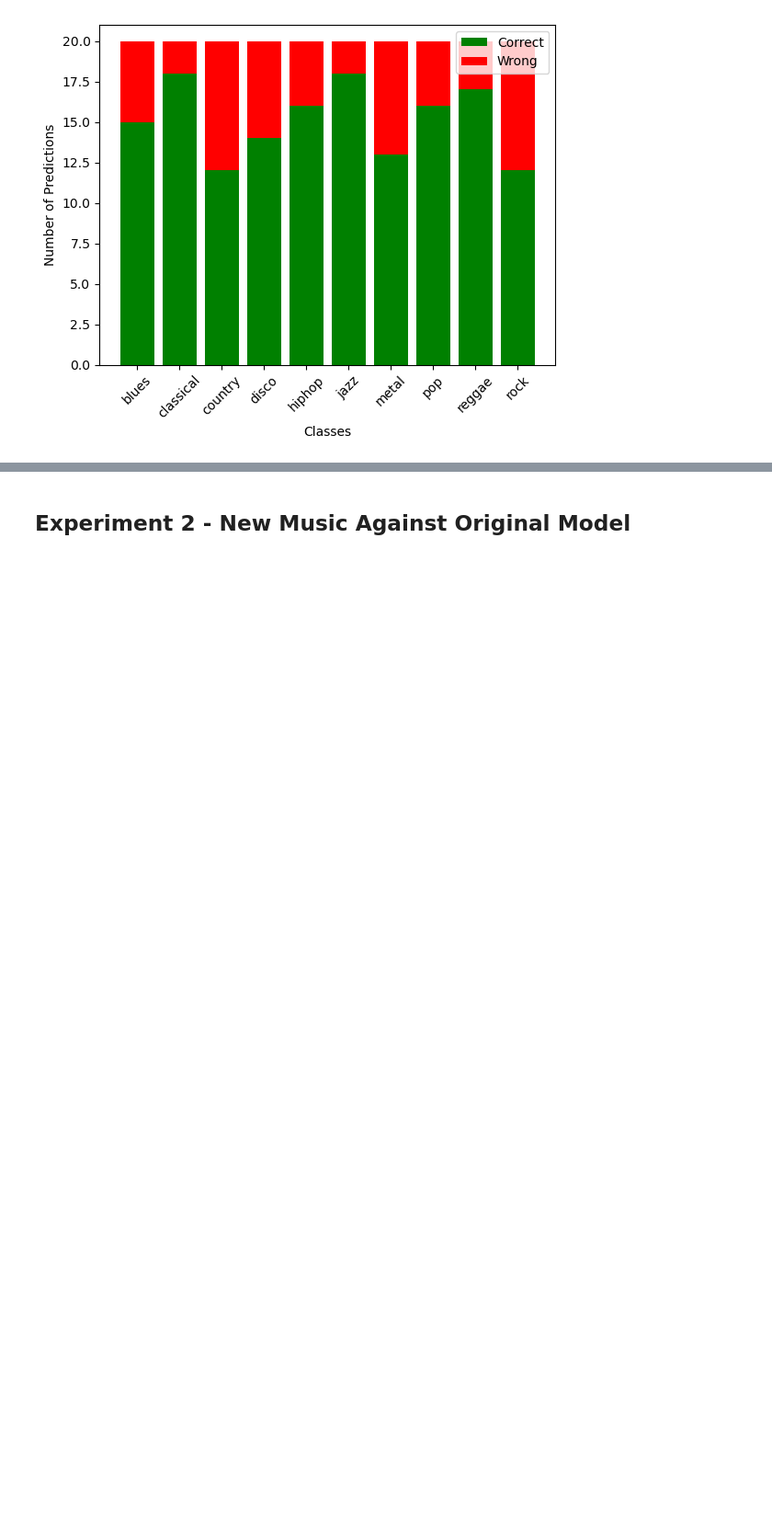
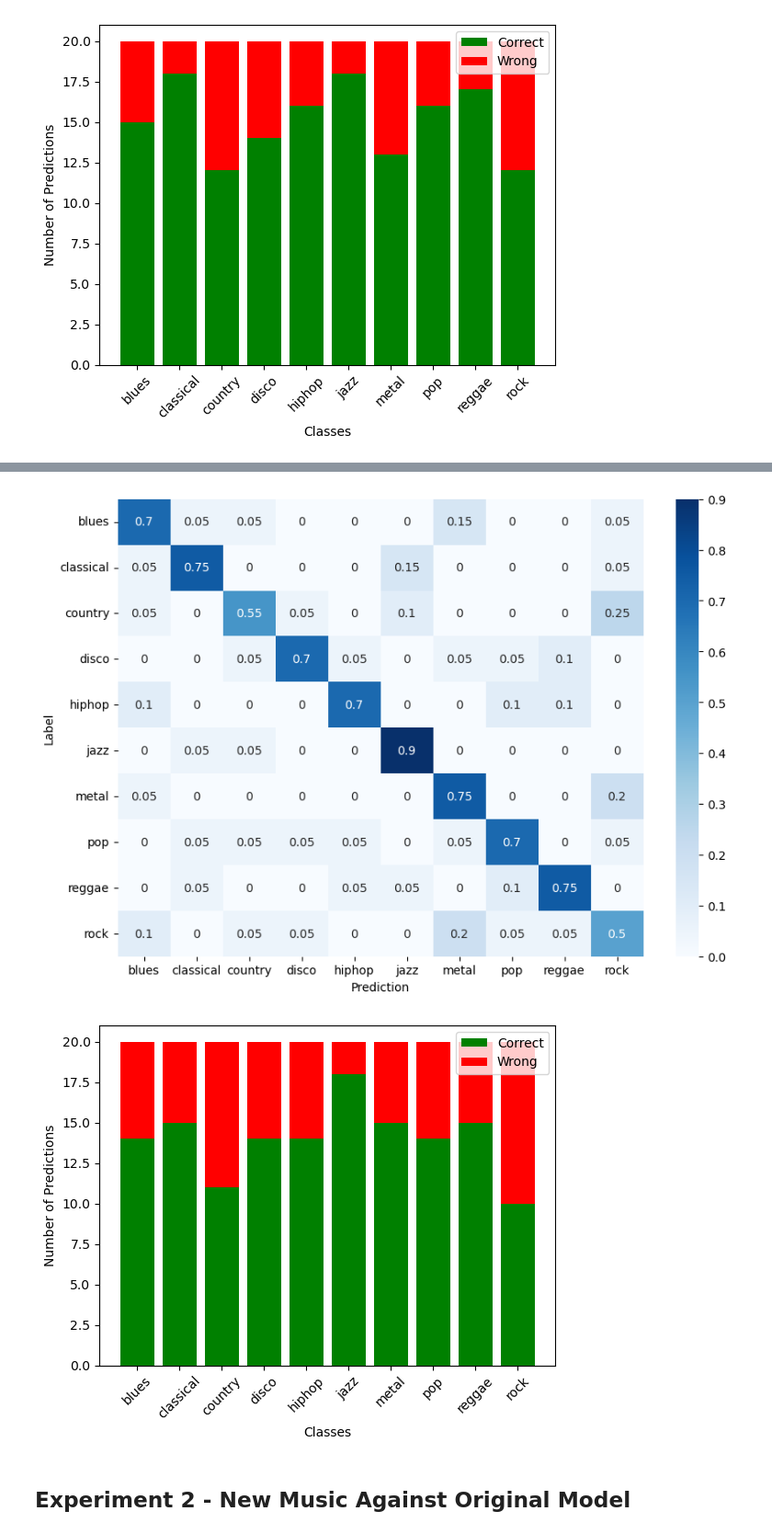
Before and after one commit to yatinpokle/MusicGenreNeuralNetwork, a Jupyter notebook: MusicGenreProject.ipynb, the cells around one changed output, grey strips where cells are left out. Shown: that part at 92% size. Drawn from its saved outputs; the diff is of its cells as text; code cells hidden in the pictures; blank space fills up the shorter version.

```diff
--- a/MusicGenreProject.ipynb
+++ b/MusicGenreProject.ipynb
@@ -350,0 +379,18 @@ Accuracy: 0.8583333333333333
+# %%
+# prepare data
+X_train_10, X_test_10, y_train_10, y_test_10 = train_test_split(middle_10_seconds, labels, test_size=0.2, random_state=42, stratify=labels)
+max_length = max(clip.shape[1] for clip in X_train_10 + X_test_10)
+X_train_10 = [torch.nn.functional.pad(clip, (0, max_length - clip.shape[1])) for clip in X_train_10]
+X_test_10 = [torch.nn.functional.pad(clip, (0, max_length - clip.shape[1])) for clip in X_test_10]
+train_data_10 = list(zip(X_train_10, y_train_10))
+test_data_10 = list(zip(X_test_10, y_test_10))
+batch_size = 8
+train_loader_10 = torch.utils.data.DataLoader(train_data_10, batch_size=batch_size, shuffle=True)
+test_loader_10 = torch.utils.data.DataLoader(test_data_10, batch_size=batch_size, shuffle=False)
+# %%
+model10sec = AudioClassificationModel(n_input=1, n_channel=64, n_output=len(classes))
+train_audio_classification_model(model10sec, train_loader_10, n_epochs=100, lr=0.001)
+accuracy, predictions, actual = test_audio_classification_model(model10sec, test_loader_10, classes)
+plot_confusion_matrix(actual, predictions, classes)
+plot_prediction_distribution(actual, predictions, classes)
+# %% [output]
@@ -350,0 +414,2 @@ Accuracy: 0.8583333333333333
+[figure, added]
+[figure, added]
```
Also changed, not shown: parts of 12 cells of this notebook, 3 other files.
